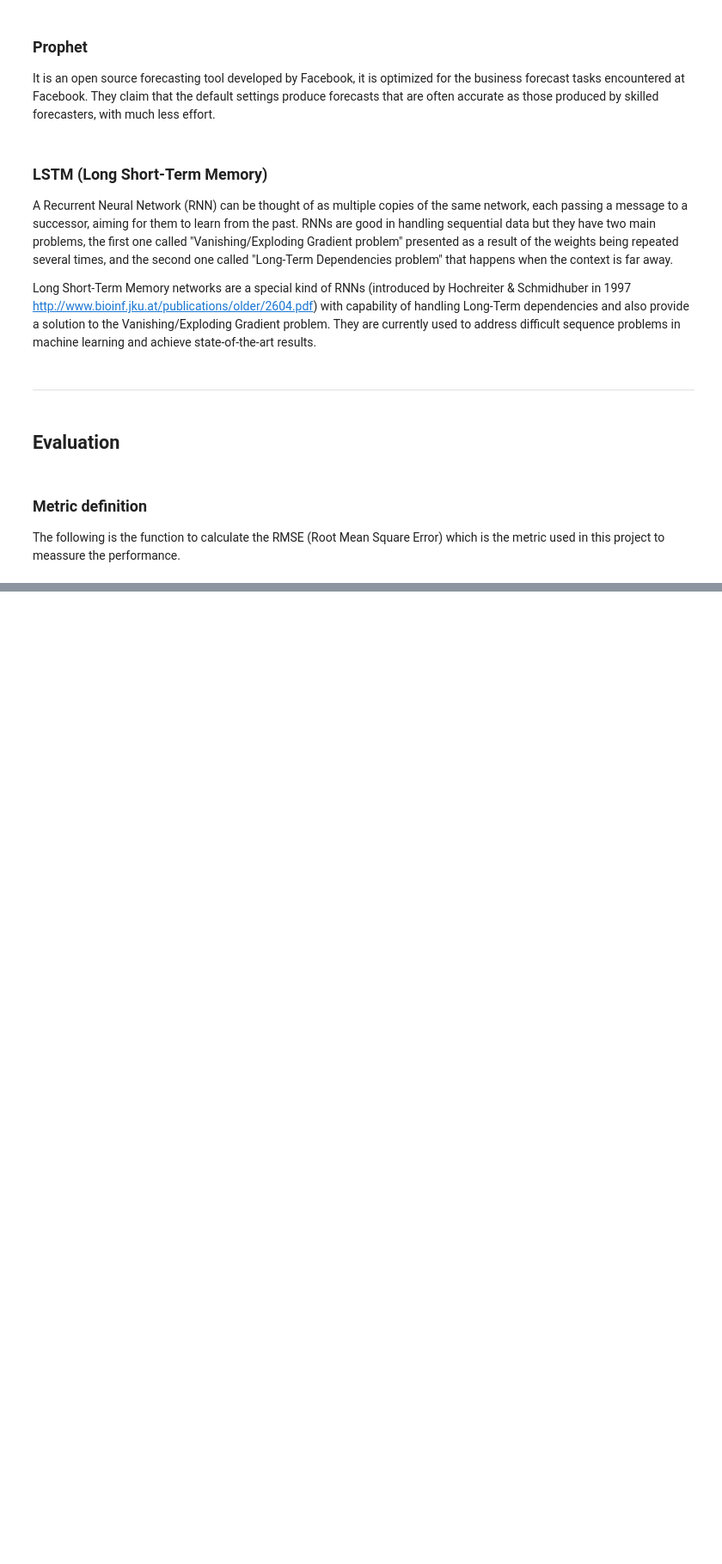
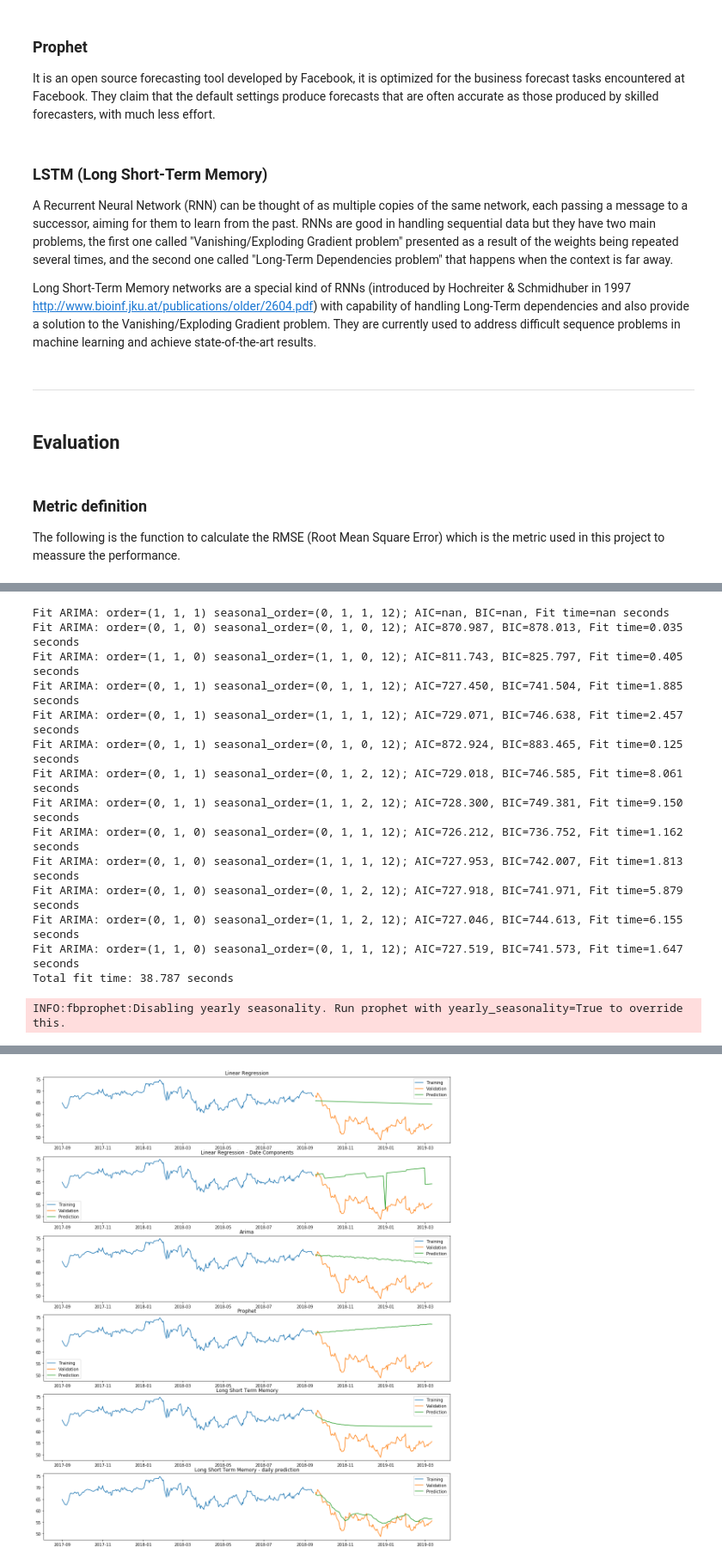
Before and after one commit to egar-garcia/machine-learning-engineer-nanodegree-capstone, a Jupyter notebook: StockForecasting.ipynb, the cells around one changed output, grey strips where cells are left out. Shown at 86% size. Saved outputs shown, nothing was run; the diff lists cells and outputs as text; code cells hidden in the pictures; blank space fills up the shorter version.

```diff
--- a/StockForecasting.ipynb
+++ b/StockForecasting.ipynb
@@ -1280,4 +1280,7 @@ class LongShortTermMemoryStockForecaster(StockForecasterModel):
 The following is the function to calculate the RMSE (Root Mean Square Error) which is the metric used in this project to meassure the performance.
 # %%
 def rmse(predictions, targets):
+    """
+    Calculates the RMSE applied to two sets: prediction and target (intended to be the ground truth).
+    """
     return np.sqrt(((predictions - targets) ** 2).mean())
@@ -1309,11 +1324,30 @@ def build_or_retrieve_model(file_name, model_constructor, ticker_symbol,
 # %%
 def measure_performance(results, subplot, title, model,
                         base_dataset, training_dataset, validation_dataset, validation_days):
+    """
+    Measures the perfomance of a model in terms of RMSE, reporting the results and
+    plotting a graph to compare the prediction against the validation values.
+
+    :param list[list{}] results: The array to store the results in.
+    :param matplotlib.pyplot.subplot subplot: The subplot to use to plot the graph
+                                              to compare predictions against validation.
+    :param str title: The title attached to the graph.
+    :param StockForecasterModel model: The model which performance is being measured.
+    :param base_dataset: The data set used as a support of the prediction (only used for LSTM).
+    :type base_dataset: Dataset or None
+    :param Dataset training_dataset: The training set.
+    :param Dataset validation_dataset: The validation set.
+    :param list[int] validation_days: The number of trading days after the training used to perform
+                                      the validation.
+    """
+
     validation_start = min(validation_dataset.dataframe.date)
     validation_end = max(validation_dataset.dataframe.date)
 
+    # Getting the predicted values
     preds = model.predict(validation_start, to_date=validation_end, base_dataset=base_dataset)
 
+    # Reporting the results for each one of requested number of validation days ahead
     for v in validation_days:
         results.append({'method': title,
                         'symbol': model.ticker_symbol,
@@ -1321,10 +1355,9 @@ def measure_performance(results, subplot, title, model,
                         'RMSE': rmse(preds.predicted_price.values[:v],
                                      validation_dataset.dataframe.close.values[:v])})
 
+    # Ploting the graph to compare the predicted closing prices agaings the ones in the validation set
     subplot.plot(training_dataset.dataframe.date, training_dataset.dataframe.close, label='Training')
     subplot.plot(validation_dataset.dataframe.date, validation_dataset.dataframe.close, label='Validation')
     subplot.plot(preds.date, preds.predicted_price, label='Prediction')
     subplot.set_title(title)
     subplot.legend()
-
-    return results
@@ -1455,0 +1617,19 @@ imgkit.from_string(html, 'poc.png')
+# %%
+ds = Dataset.loadDatasetFromFile(dataset_filename)
+results = perform_evaluation('eval3', ds, 'DWDP', str_to_datetime('2015-09-16'), str_to_datetime('2018-09-15'))
+# %% [output]
+Fit ARIMA: order=(1, 1, 1) seasonal_order=(0, 1, 1, 12); AIC=nan, BIC=nan, Fit time=nan seconds
+Fit ARIMA: order=(0, 1, 0) seasonal_order=(0, 1, 0, 12); AIC=870.987, BIC=878.013, Fit time=0.035 seconds
+Fit ARIMA: order=(1, 1, 0) seasonal_order=(1, 1, 0, 12); AIC=811.743, BIC=825.797, Fit time=0.405 seconds
+Fit ARIMA: order=(0, 1, 1) seasonal_order=(0, 1, 1, 12); AIC=727.450, BIC=741.504, Fit time=1.885 seconds
+Fit ARIMA: order=(0, 1, 1) seasonal_order=(1, 1, 1, 12); AIC=729.071, BIC=746.638, Fit time=2.457 seconds
+Fit ARIMA: order=(0, 1, 1) seasonal_order=(0, 1, 0, 12); AIC=872.924, BIC=883.465, Fit time=0.125 seconds
+Fit ARIMA: order=(0, 1, 1) seasonal_order=(0, 1, 2, 12); AIC=729.018, BIC=746.585, Fit time=8.061 seconds
+Fit ARIMA: order=(0, 1, 1) seasonal_order=(1, 1, 2, 12); AIC=728.300, BIC=749.381, Fit time=9.150 seconds
+Fit ARIMA: order=(0, 1, 0) seasonal_order=(0, 1, 1, 12); AIC=726.212, BIC=736.752, Fit time=1.162 seconds
+Fit ARIMA: order=(0, 1, 0) seasonal_order=(1, 1, 1, 12); AIC=727.953, BIC=742.007, Fit time=1.813 seconds
+Fit ARIMA: order=(0, 1, 0) seasonal_order=(0, 1, 2, 12); AIC=727.918, BIC=741.971, Fit time=5.879 seconds
+Fit ARIMA: order=(0, 1, 0) seasonal_order=(1, 1, 2, 12); AIC=727.046, BIC=744.613, Fit time=6.155 seconds
+Fit ARIMA: order=(1, 1, 0) seasonal_order=(0, 1, 1, 12); AIC=727.519, BIC=741.573, Fit time=1.647 seconds
+Total fit time: 38.787 seconds
+INFO:fbprophet:Disabling yearly seasonality. Run prophet with yearly_seasonality=True to override this.
@@ -1455,0 +1640 @@ imgkit.from_string(html, 'poc.png')
+[figure, added]
```
Also changed, not shown: parts of 39 cells of this notebook, 4 other files.
